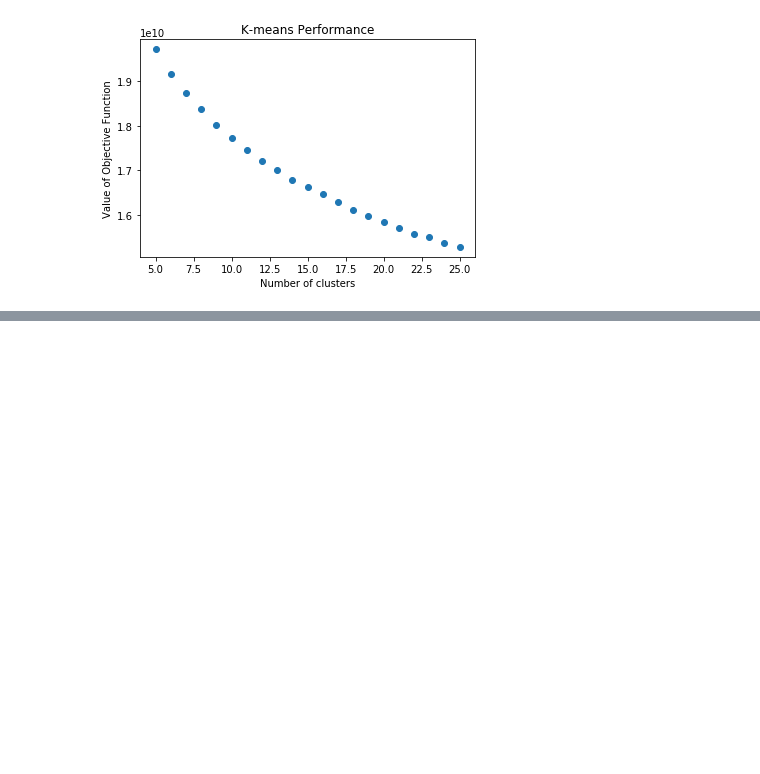
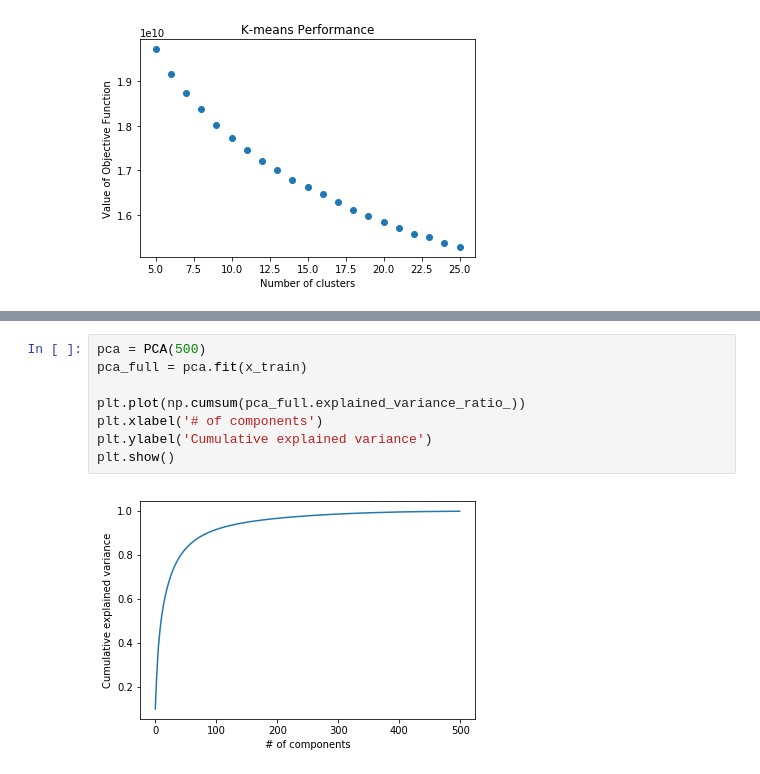
Before and after one commit to jfferreira/MFE, a Jupyter notebook: Project2_Part1.ipynb, the cells around one changed output, grey strips where cells are left out. Saved outputs shown, nothing was run; the diff lists cells and outputs as text; blank space fills up the shorter version.

```diff
--- a/Project2_Part1.ipynb
+++ b/Project2_Part1.ipynb
@@ -294,0 +308,10 @@ for i in sizes:
+# %%
+pca = PCA(500)
+pca_full = pca.fit(x_train)
+
+plt.plot(np.cumsum(pca_full.explained_variance_ratio_))
+plt.xlabel('# of components')
+plt.ylabel('Cumulative explained variance')
+plt.show()
+# %% [output]
+[figure, added]
```
Also changed, not shown: parts of 2 cells of this notebook.
